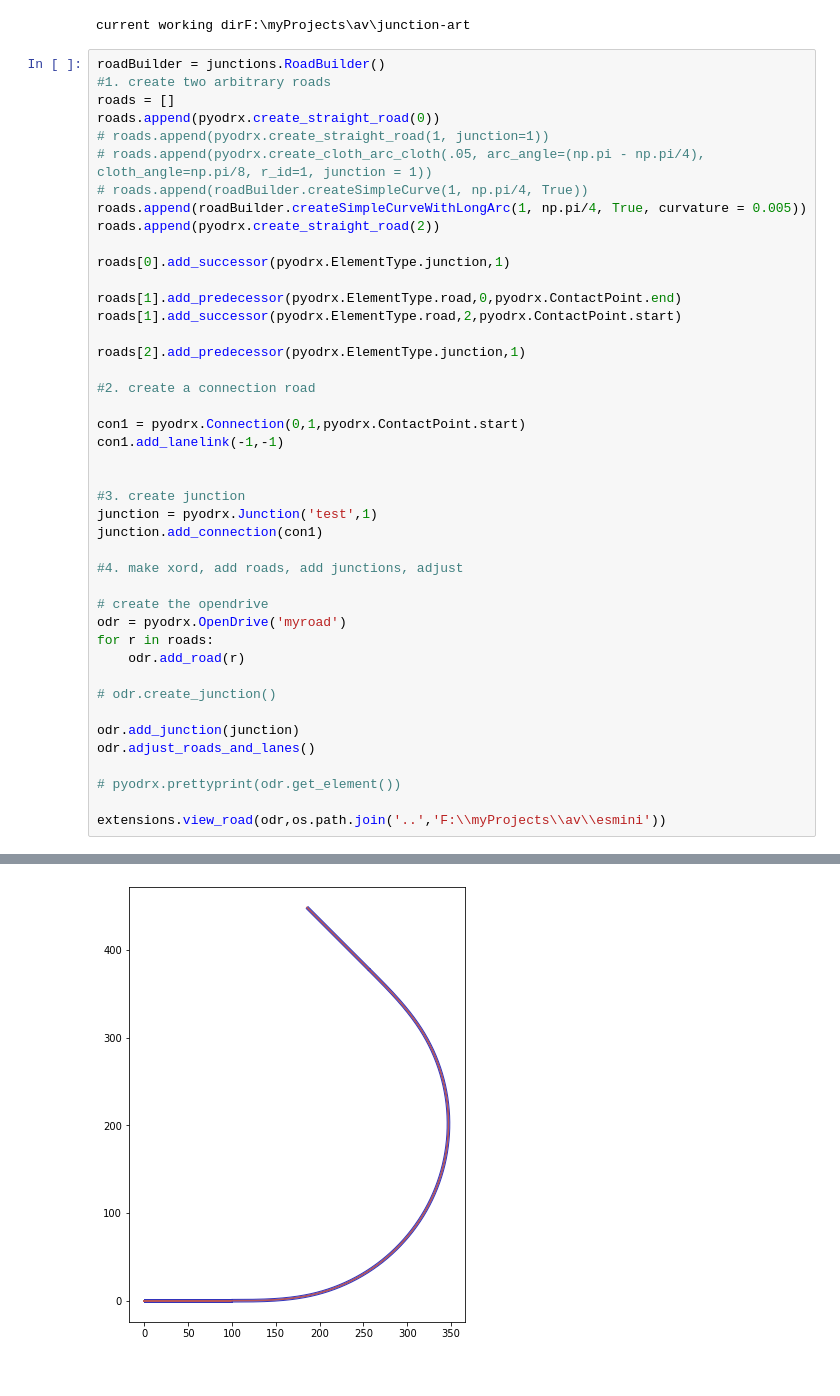
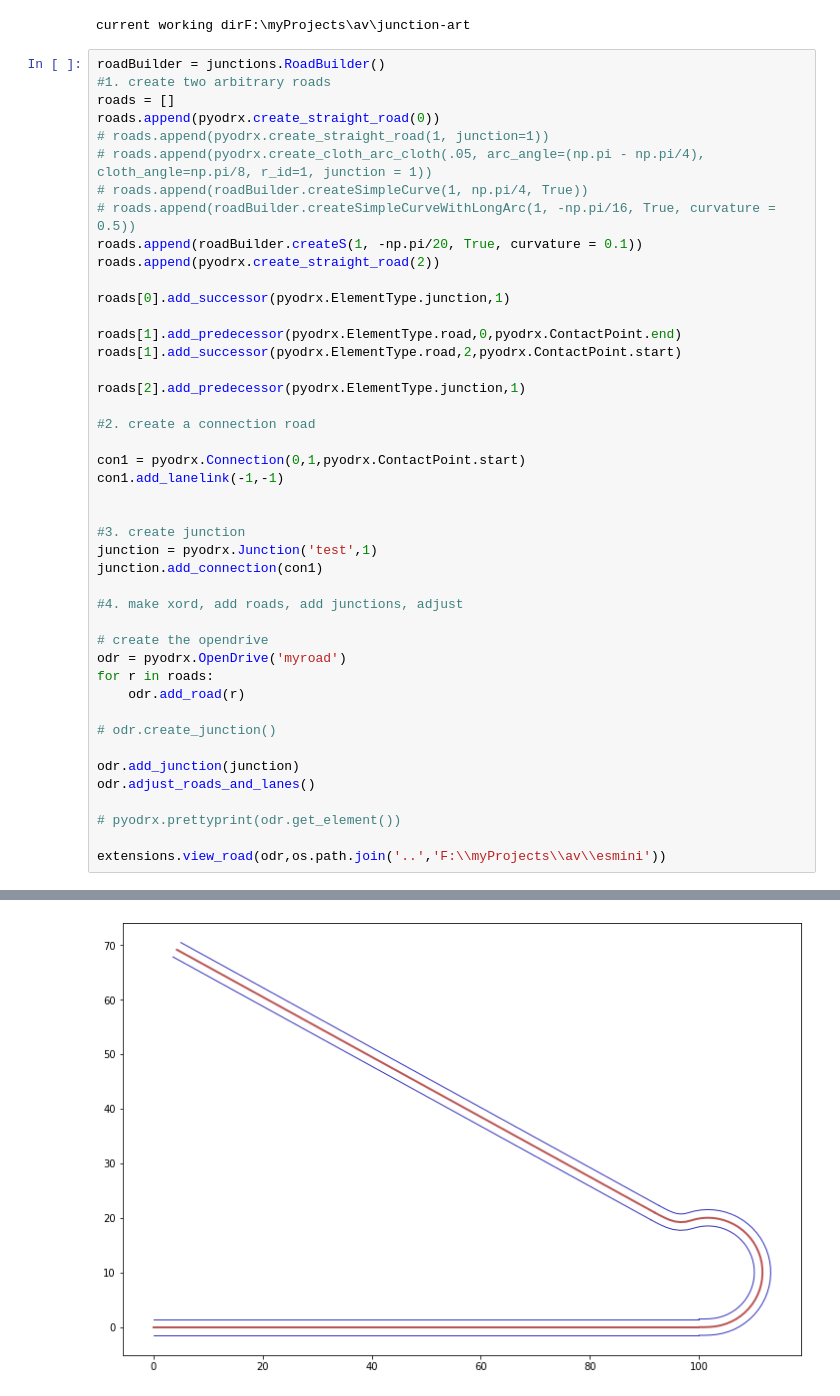
Before and after one commit to AugmentedDesignLab/junction-art, a Jupyter notebook: junctions/notebooks/junction-2.ipynb, the cells around one changed output, grey strips where cells are left out. Cells and saved outputs as stored; diff of their text form.

Commit message:
lots of curvature

```diff
--- a/junctions/notebooks/junction-2.ipynb
+++ b/junctions/notebooks/junction-2.ipynb
@@ -15,7 +15,8 @@ roads.append(pyodrx.create_straight_road(0))
 # roads.append(pyodrx.create_straight_road(1, junction=1))
 # roads.append(pyodrx.create_cloth_arc_cloth(.05, arc_angle=(np.pi - np.pi/4), cloth_angle=np.pi/8, r_id=1, junction = 1))
 # roads.append(roadBuilder.createSimpleCurve(1, np.pi/4, True))
-roads.append(roadBuilder.createSimpleCurveWithLongArc(1, np.pi/4, True, curvature = 0.005))
+# roads.append(roadBuilder.createSimpleCurveWithLongArc(1, -np.pi/16, True, curvature = 0.5))
+roads.append(roadBuilder.createS(1, -np.pi/20, True, curvature = 0.1))
 roads.append(pyodrx.create_straight_road(2))
 
 roads[0].add_successor(pyodrx.ElementType.junction,1)
@@ -56,6 +55,6 @@ clothAngle: 13.5
 analizing roads 0 1
 analizing roads 0 2
 analizing roads 1 2
 plotting xord: F:\myProjects\av\esmini\resources\xodr\pythonroad.xodr
 opening matplot lib
-[figure, old version]
+[figure, new version]
```
Also changed, not shown: parts of 2 cells of this notebook, 8 other files.
